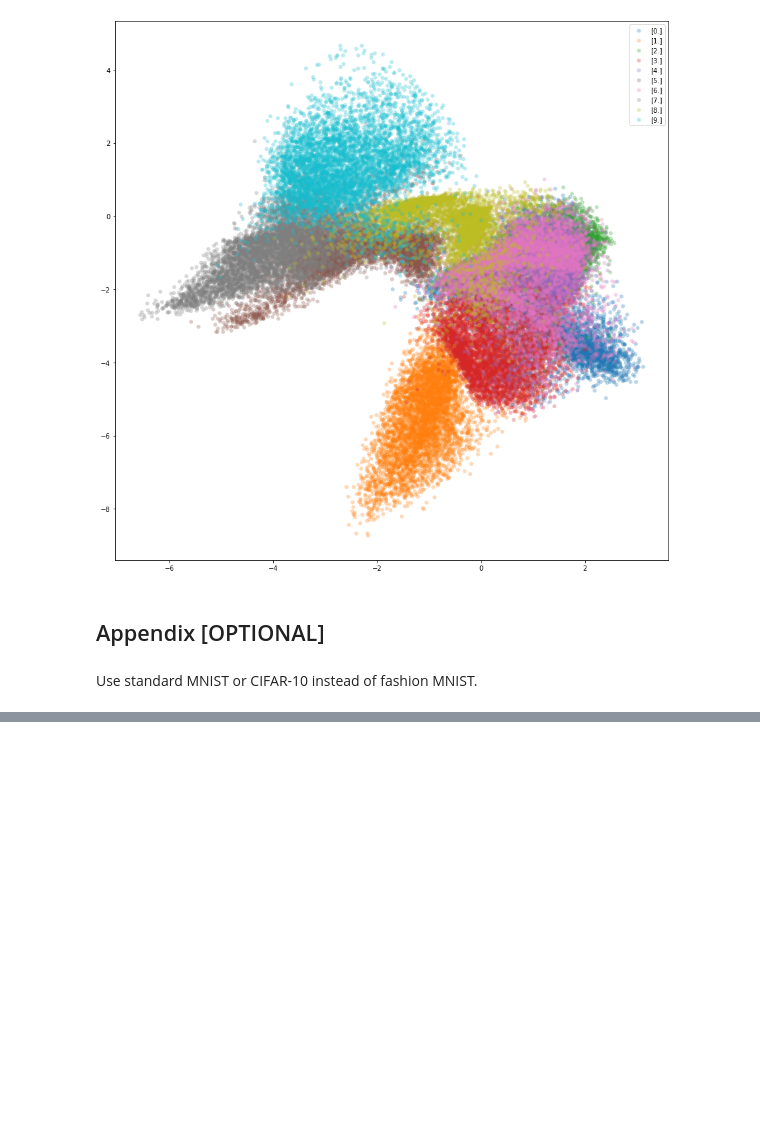
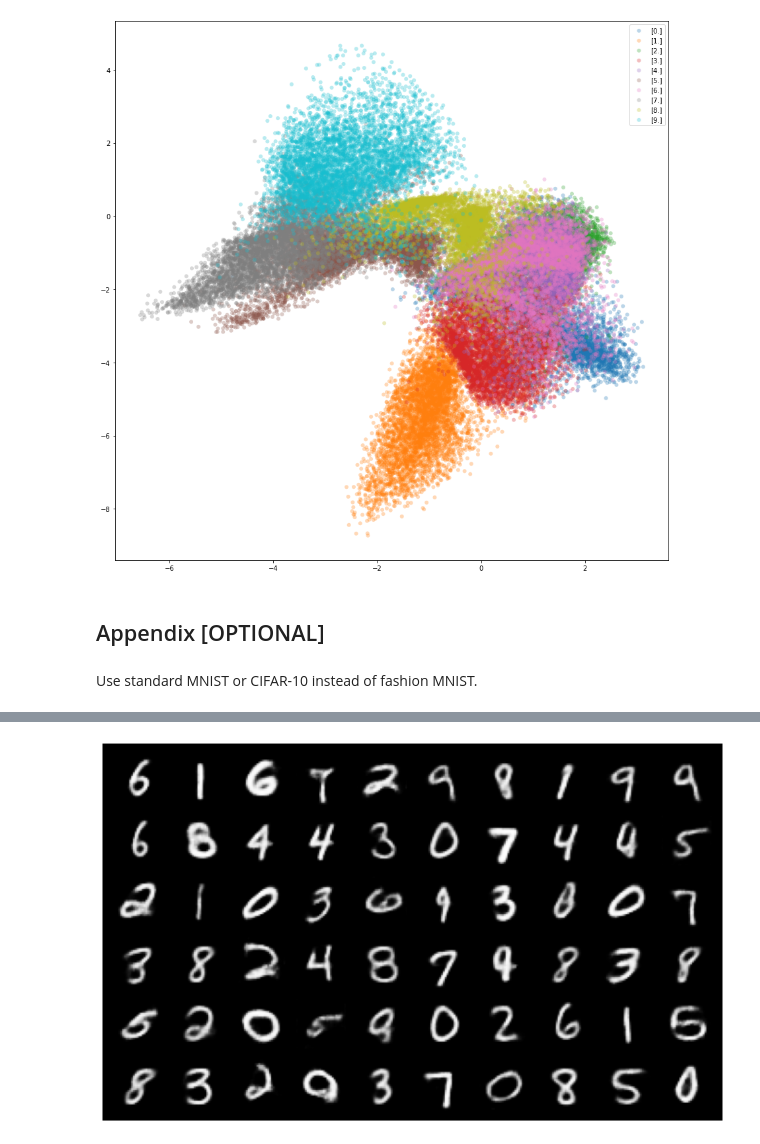
Before and after one commit to swang1112/DL_VL, a Jupyter notebook: Colab_Notebooks/Exercises5_2020.ipynb, the cells around one changed output, grey strips where cells are left out. Drawn from its saved outputs; the diff is of its cells as text; code cells hidden in the pictures; blank space fills up the shorter version.

```diff
--- a/Colab_Notebooks/Exercises5_2020.ipynb
+++ b/Colab_Notebooks/Exercises5_2020.ipynb
@@ -715,3 +716,11 @@ transform = transforms.Compose([
 
 train_dataset = datasets.MNIST(data_dir, train=True, download=True, transform=transform)
 test_dataset  = datasets.MNIST(data_dir, train=False, transform=transforms.ToTensor())
+# %%
+# Define the data loaders
+train_loader_new  = torch.utils.data.DataLoader(train_dataset, batch_size=batch_size, shuffle=True)
+test_loader_new   = torch.utils.data.DataLoader(test_dataset, batch_size=batch_size, shuffle=True)
+# %%
+model3 = VAE(latent_dims=5)
+optimizer = optim.Adam(model3.parameters(), lr = 0.001)
+train_VAE(model3, optimizer=optimizer, show=False, train_loader=train_loader_new, test_loader=test_loader_new)
@@ -717,0 +738,4 @@ test_dataset  = datasets.MNIST(data_dir, train=False, transform=transforms.ToTen
+# %%
+recon(model3,  train_loader=train_loader_new)
+# %% [output]
+[figure, added]
```
Also changed, not shown: parts of 7 cells of this notebook.
